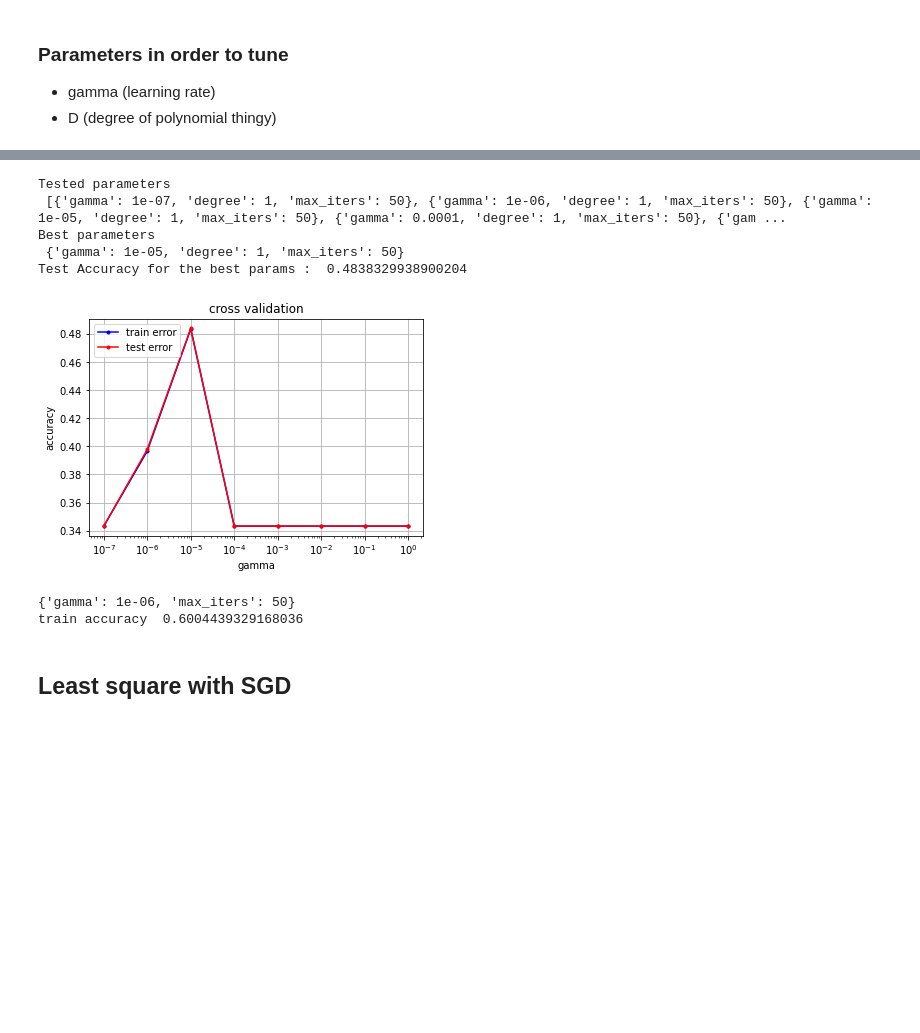
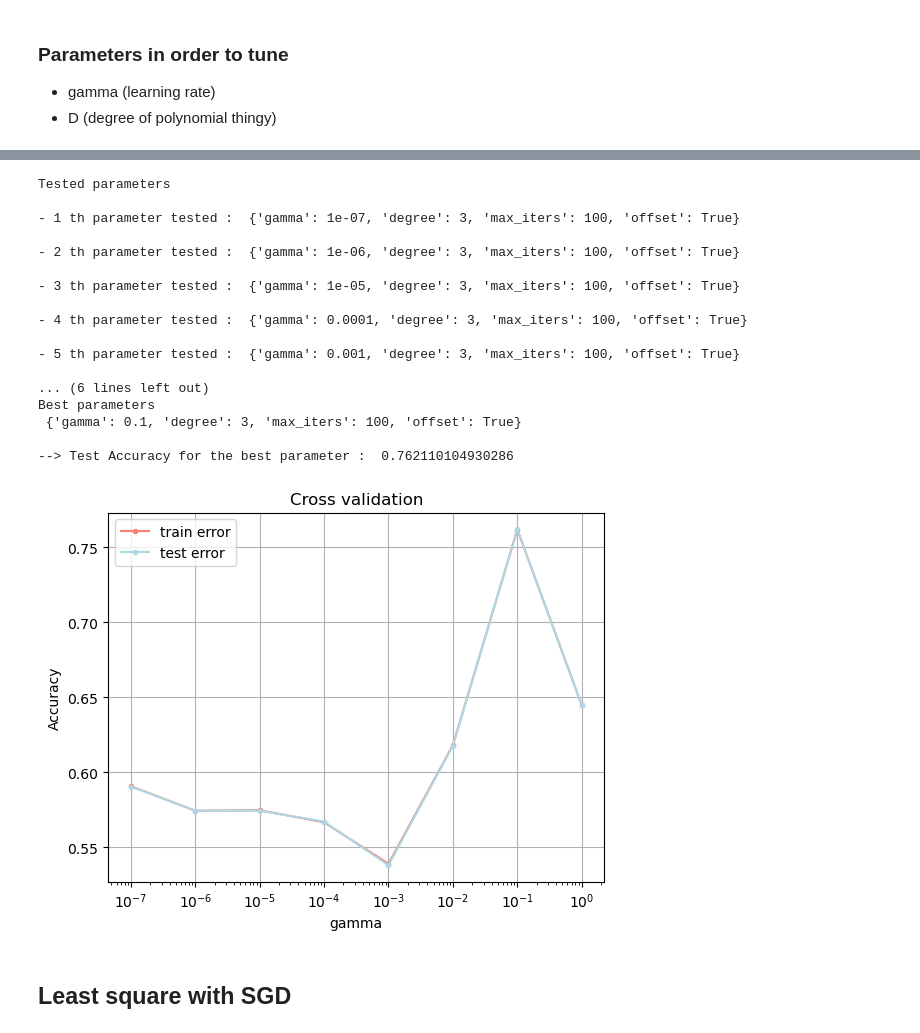
Before and after one commit to Alicia-max/ML--Binary-classification_Higgs-boson-competition, a Jupyter notebook: project/visu.ipynb, the cells around one changed output, grey strips where cells are left out. Drawn from its saved outputs; the diff is of its cells as text; code cells hidden in the pictures; blank space fills up the shorter version.

```diff
--- a/project/visu.ipynb
+++ b/project/visu.ipynb
@@ -101,8 +101,11 @@ plt.show()
 # %% [markdown]
 # Method implementation
 # %%
-seed = 2
+#Fixed Parameters
+seed = 24
 k_fold = 5
+max_iter = 100
+offset=True
 # %% [markdown]
 ## Least square with GD
 # %% [markdown]
@@ -112,18 +115,19 @@ k_fold = 5
 # %%
 method = least_squares_GD
 degree=np.arange(1,10)
+gamma = 0.1
+parameters_GD = []
 
-gamma = 0.1
-max_iters = 50
-parameters = []
 for d in degree:
-    parameters.append({'gamma':gamma, 'degree':d, 'max_iters':max_iters})
-print('Tested parameters\n', parameters)
+    parameters_GD.append({'gamma':gamma, 'degree':d, 'max_iters':max_iters, 'offset': offset})
+
+print_param_test(parameters_GD)
+
 acc_tr_deg, acc_te_deg, idx_best = cross_tunning(preprocessed_y, preprocessed_X,
-                                         k_fold=k_fold, method=method , parameters=parameters, seed=seed)
+                                         k_fold=k_fold, method=method , parameters=parameters_GD, seed=seed, log=False)
 
 
 cross_validation_visualization(degree, acc_tr_deg, acc_te_deg, 'degree')
-print('Best parameters\n', parameters[idx_best])
+print('Best parameters\n', parameters_GD[idx_best])
 # %% [output]
 Tested parameters
@@ -134,27 +151,38 @@ Best parameters
 # %%
-method = least_squares_GD
-degree = parameters[idx_best]['degree']
+degree = parameters_GD[idx_best]['degree']
 gammas= np.logspace(-7, 0, 8)
-max_iters = 50
-parameters = []
+
+parameters_GD = []
 for g in gammas:
-    parameters.append({'gamma':g, 'degree':degree, 'max_iters':max_iters})
-print('Tested parameters\n', parameters)
+    parameters_GD.append({'gamma':g, 'degree':degree, 'max_iters':max_iters, 'offset':offset})
+
+print_param_test(parameters_GD)
+
 acc_tr_gam, acc_te_gam, idx_best = cross_tunning(preprocessed_y, preprocessed_X,
-                                         k_fold=k_fold, method=method , parameters=parameters, seed=seed)
-
-
+                                         k_fold=k_fold, method=method , parameters=parameters_GD, seed=seed, log=False)
 
 
 cross_validation_visualization(gammas, acc_tr_gam, acc_te_gam, 'gamma')
-print('Best parameters\n', parameters[idx_best])
+print('Best parameters \n', parameters_GD[idx_best], '\n')
 
 accuracy_LGD = acc_te_gam[idx_best]
-print('Test Accuracy for the best params : ' , accuracy_LGD)
+print('\033[1m' +'--> Test Accuracy for the best parameter : '+'\033[0m' , accuracy_LGD)
 # %% [output]
 Tested parameters
- [{'gamma': 1e-07, 'degree': 1, 'max_iters': 50}, {'gamma': 1e-06, 'degree': 1, 'max_iters': 50}, {'gamma': 1e-05, 'degree': 1, 'max_iters': 50}, {'gamma': 0.0001, 'degree': 1, 'max_iters': 50}, {'gam ...
+
+- 1 th parameter tested :  {'gamma': 1e-07, 'degree': 3, 'max_iters': 100, 'offset': True}
+
+- 2 th parameter tested :  {'gamma': 1e-06, 'degree': 3, 'max_iters': 100, 'offset': True}
+
+- 3 th parameter tested :  {'gamma': 1e-05, 'degree': 3, 'max_iters': 100, 'offset': True}
+
+- 4 th parameter tested :  {'gamma': 0.0001, 'degree': 3, 'max_iters': 100, 'offset': True}
+
+- 5 th parameter tested :  {'gamma': 0.001, 'degree': 3, 'max_iters': 100, 'offset': True}
+
+... (6 lines left out)
 Best parameters
- {'gamma': 1e-05, 'degree': 1, 'max_iters': 50}
-Test Accuracy for the best params :  0.4838329938900204
+ {'gamma': 0.1, 'degree': 3, 'max_iters': 100, 'offset': True}
+
+--> Test Accuracy for the best parameter :  0.762110104930286
-[figure, old version]
+[figure, new version]
@@ -165,8 +189,3 @@ del parameters[idx_best]['degree']
-# %%
-run(least_squares_GD, degree, parameters[idx_best])
-# %% [output]
-{'gamma': 1e-06, 'max_iters': 50}
-train accuracy  0.6004439329168036
 # %% [markdown]
 ## Least square with SGD
 # %% [markdown]
```
Also changed, not shown: parts of 25 cells of this notebook, 5 other files.
